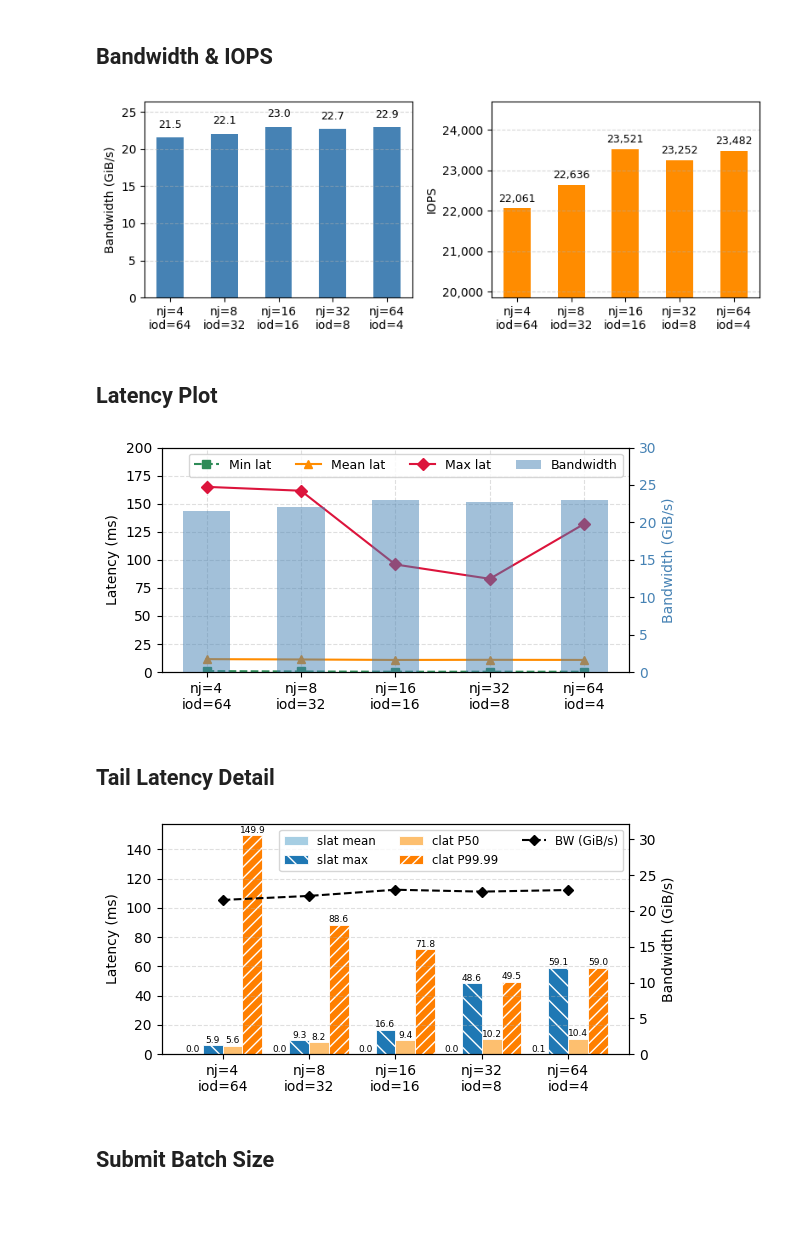
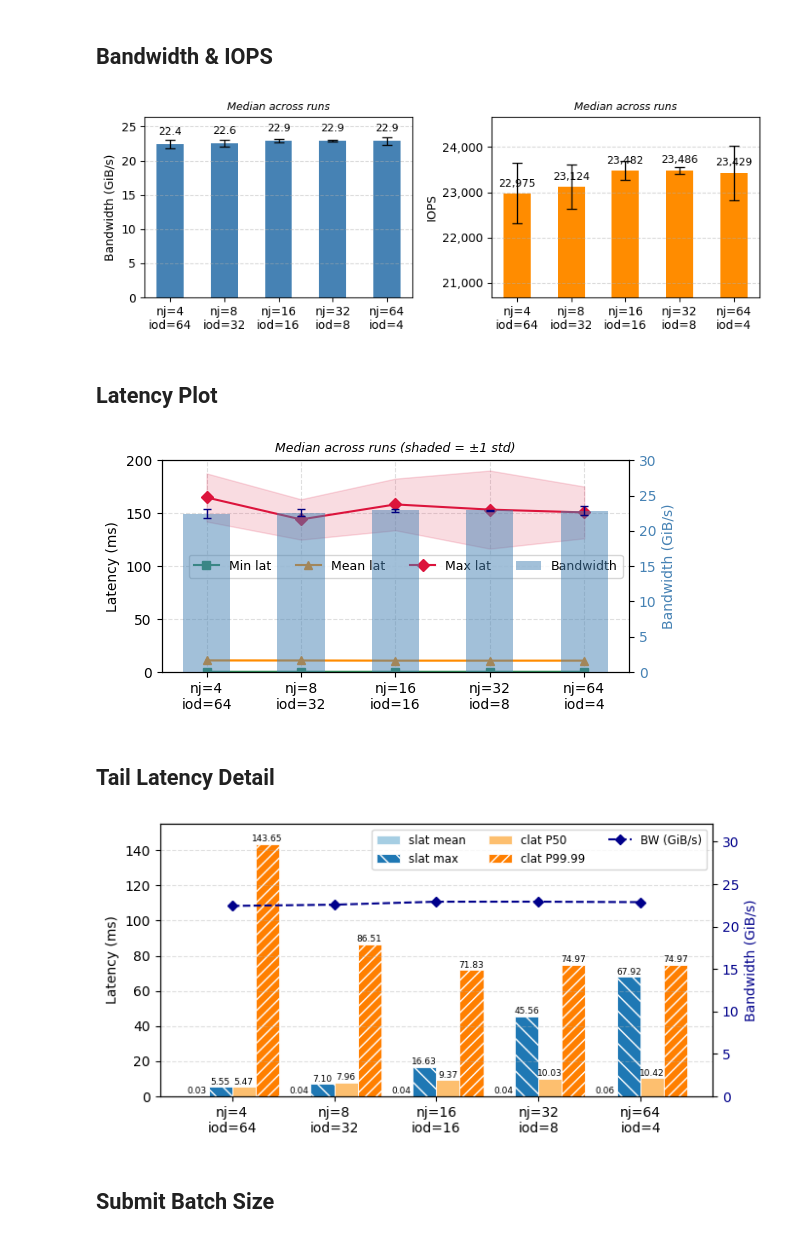
Before and after one commit to cissieAB/pdsw26_daos-bench, a Jupyter notebook: results/testbed/fio-dfs-heatmap-256io-sweep/fio_dfs_heatmap_256io-sweep.ipynb, the cells around one changed output. Drawn from its saved outputs; the diff is of its cells as text; code cells hidden in the pictures; blank space fills up the shorter version.

```diff
--- a/results/testbed/fio-dfs-heatmap-256io-sweep/fio_dfs_heatmap_256io-sweep.ipynb
+++ b/results/testbed/fio-dfs-heatmap-256io-sweep/fio_dfs_heatmap_256io-sweep.ipynb
@@ -70,58 +149,73 @@ Loaded 5 result files
 # %% [markdown]
 ## Bandwidth & IOPS
 # %%
+df = df_median  # alias for plot cells below
+
+bw_std  = df_stats["bw_GiBs_std"].values
+iops_std = df_stats["iops_std"].values
+
 fig, axes = plt.subplots(1, 2, figsize=(8, 3))
 
-axes[0].bar(df["label"], df["bw_GiBs"], color="steelblue", width=0.5)
+axes[0].bar(df["label"], df["bw_GiBs"], color="steelblue", width=0.5,
+            yerr=bw_std, capsize=4, error_kw=dict(elinewidth=1, ecolor="black", capthick=1))
 axes[0].set_ylabel("Bandwidth (GiB/s)")
 axes[0].yaxis.set_major_formatter(ticker.FuncFormatter(lambda x, _: f"{x:,.0f}"))
 axes[0].set_ylim(0, df["bw_GiBs"].max() * 1.15)
 for bar, v in zip(axes[0].patches, df["bw_GiBs"]):
     axes[0].text(bar.get_x() + bar.get_width()/2, bar.get_height() + 1,
                  f"{v:,.1f}", ha="center", va="bottom", fontsize=9)
+axes[0].set_title("Median across runs", fontsize=9, style="italic")
 
-axes[1].bar(df["label"], df["iops"], color="darkorange", width=0.5)
+axes[1].bar(df["label"], df["iops"], color="darkorange", width=0.5,
+            yerr=iops_std, capsize=4, error_kw=dict(elinewidth=1, ecolor="black", capthick=1))
 axes[1].set_ylabel("IOPS")
 axes[1].yaxis.set_major_formatter(ticker.FuncFormatter(lambda x, _: f"{x:,.0f}"))
 axes[1].set_ylim(df["iops"].min() * 0.9, df["iops"].max() * 1.05)
 for bar, v in zip(axes[1].patches, df["iops"]):
     axes[1].text(bar.get_x() + bar.get_width()/2, bar.get_height() + 100,
                  f"{v:,.0f}", ha="center", va="bottom", fontsize=9)
+axes[1].set_title("Median across runs", fontsize=9, style="italic")
 
 for ax in axes:
-    # ax.set_xlabel("numjobs / iodepth")
     ax.grid(axis="y", linestyle="--", alpha=0.5)
 
 plt.tight_layout()
 plt.savefig(RESULTS_DIR / "bw_iops.pdf", dpi=150)
 plt.show()
 # %% [output]
-[figure, old version]
+[figure, new version]
 # %% [markdown]
 ## Latency Plot
 # %%
 fig, ax = plt.subplots(figsize=(6, 3))
 
-# --- right axis: bandwidth bars ---
+# --- right axis: bandwidth bars with std error bars ---
 ax2 = ax.twinx()
-ax2.bar(range(len(df)), df["bw_GiBs"], color="steelblue", alpha=0.5, width=0.5, zorder=1)
+ax2.bar(range(len(df)), df["bw_GiBs"], color="steelblue", alpha=0.5, width=0.5, zorder=1,
+        yerr=df_stats["bw_GiBs_std"].values, capsize=3,
+        error_kw=dict(elinewidth=1, ecolor="navy", capthick=1))
 ax2.set_ylabel("Bandwidth (GiB/s)", color="steelblue")
 ax2.tick_params(axis="y", labelcolor="steelblue")
-ax2.set_ylim(0, 30)  # adjust by hand
+ax2.set_ylim(0, 30)
 
-# --- left axis: latency lines ---
+# --- left axis: latency lines (median) with std bands ---
 x = range(len(df))
-ax.plot(x, df["lat_min_ms"],  "s--", label="Min lat",  color="seagreen",   zorder=3)
-ax.plot(x, df["lat_mean_ms"], "^-",  label="Mean lat", color="darkorange", zorder=3)
-ax.plot(x, df["lat_max_ms"],  "D-",  label="Max lat",  color="crimson",    zorder=3)
-ax.set_ylim(0, 200)  # adjust by hand
+for col, label, color, marker in [
+    ("lat_min_ms",  "Min lat",  "seagreen",   "s"),
+    ("lat_mean_ms", "Mean lat", "darkorange",  "^"),
+    ("lat_max_ms",  "Max lat",  "crimson",     "D"),
+]:
+    std = df_stats[f"{col}_std"].values
+    ax.plot(x, df[col], f"{marker}-", label=label, color=color, zorder=3)
+    ax.fill_between(x, df[col] - std, df[col] + std, alpha=0.15, color=color, zorder=2)
+ax.set_ylim(0, 200)
 
 ax.set_xticks(list(x))
 ax.set_xticklabels(df["label"])
 ax.set_ylabel("Latency (ms)")
+ax.set_title("Median across runs (shaded = ±1 std)", fontsize=9, style="italic")
 ax.grid(linestyle="--", alpha=0.4, zorder=0)
 
-# combined legend
 lines, labels = ax.get_legend_handles_labels()
 from matplotlib.patches import Patch
 lines.append(Patch(facecolor="steelblue", alpha=0.5))
@@ -132,63 +226,66 @@ plt.tight_layout()
 plt.savefig(RESULTS_DIR / "latency.pdf", dpi=150)
 plt.show()
 # %% [output]
-[figure, old version]
+[figure, new version]
 # %% [markdown]
 ## Tail Latency Detail
 # %%
-_paired = plt.cm.get_cmap("Paired").colors
+import matplotlib
+_paired = matplotlib.colormaps["Paired"].colors
 COLORS  = [_paired[0], _paired[1], _paired[6], _paired[7]]
 HATCHES = ["", "\\\\", "", "///"]
 
 metrics = [
     ("slat_mean_ms",    "slat mean"),
-    ("slat_max_ms",    "slat max"),
-    ("clat_50th_ms",  "clat P50"),
+    ("slat_max_ms",     "slat max"),
+    ("clat_50th_ms",    "clat P50"),
     ("clat_99_99th_ms", "clat P99.99"),
 ]
 n  = len(metrics)
 w  = 0.92 / n
 x  = list(range(len(df)))
 offsets = [(i - (n - 1) / 2) * w for i in range(n)]
 
-fig, ax = plt.subplots(figsize=(6, 3))
+fig, ax = plt.subplots(figsize=(7, 3.5))
 
 for (col, label), offset, color, hatch in zip(metrics, offsets, COLORS, HATCHES):
+    errs = df_stats[f"{col}_std"].values
     bars = ax.bar([xi + offset for xi in x], df[col], w,
                   label=label, color=color, hatch=hatch,
-                  edgecolor="white", linewidth=0.6)
+                  edgecolor="white", linewidth=0.6,
+                #   yerr=errs,
+                  capsize=3,
+                  error_kw=dict(elinewidth=0.8, ecolor="gray", capthick=0.8))
     for bar in bars:
         ax.text(bar.get_x() + bar.get_width() / 2, bar.get_height() + 0.3,
-                f"{bar.get_height():.1f}", ha="center", va="bottom",
+                f"{bar.get_height():.2f}", ha="center", va="bottom",
                 fontsize=6.5, rotation=0)
 
-# --- right axis: bandwidth line ---
+# --- right axis: bandwidth line (median) ---
 ax2 = ax.twinx()
-ax2.plot(x, df["bw_GiBs"], "D--", color="black", linewidth=1.5,
+ax2.plot(x, df["bw_GiBs"], "D--", color="darkblue", linewidth=1.5,
          markersize=5, label="BW (GiB/s)", zorder=5)
-# for xi, bw in zip(x, df["bw_GiBs"]):
-#     ax2.text(xi, bw + 0.15, f"{bw:.1f}", ha="center", va="bottom",
-#              fontsize=6.5, color="black")
-ax2.set_ylabel("Bandwidth (GiB/s)", color="black")
-ax2.tick_params(axis="y", labelcolor="black")
+ax2.set_ylabel("Bandwidth (GiB/s)", color="darkblue")
+ax2.tick_params(axis="y", labelcolor="darkblue")
 ax2.set_ylim(0, df["bw_GiBs"].max() * 1.4)
 
 ax.set_xticks(x)
 ax.set_xticklabels(df["label"])
 ax.set_ylabel("Latency (ms)")
+ax.set_ylim([0, 155])
+# ax.set_title("Median across runs (error bars = std)", fontsize=9, style="italic")
 ax.grid(axis="y", linestyle="--", alpha=0.4)
 
-# combined legend
 bar_handles, bar_labels = ax.get_legend_handles_labels()
 line_handles, line_labels = ax2.get_legend_handles_labels()
 ax.legend(bar_handles + line_handles, bar_labels + line_labels,
           ncol=3, loc="upper right", fontsize=8.5)
 
 plt.tight_layout()
-plt.savefig(RESULTS_DIR / "tail_latency_breakdown.pdf", dpi=150)
+plt.savefig(RESULTS_DIR / "fio-tail_latency_breakdown.pdf", dpi=150)
 plt.show()
 # %% [output]
-[figure, old version]
+[figure, new version]
 # %% [markdown]
 ## Submit Batch Size
 # %%
```
Also changed, not shown: parts of 6 cells of this notebook.
